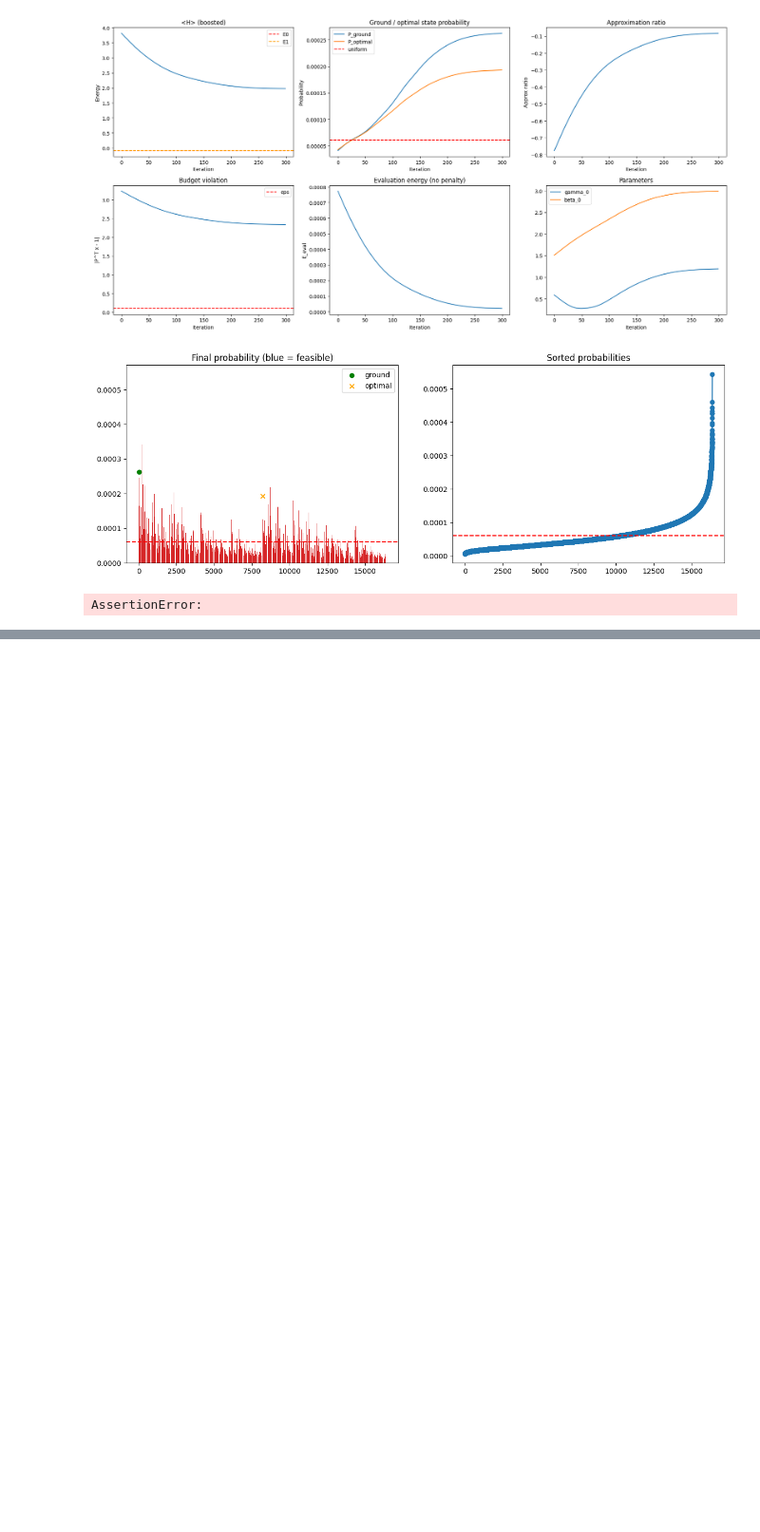
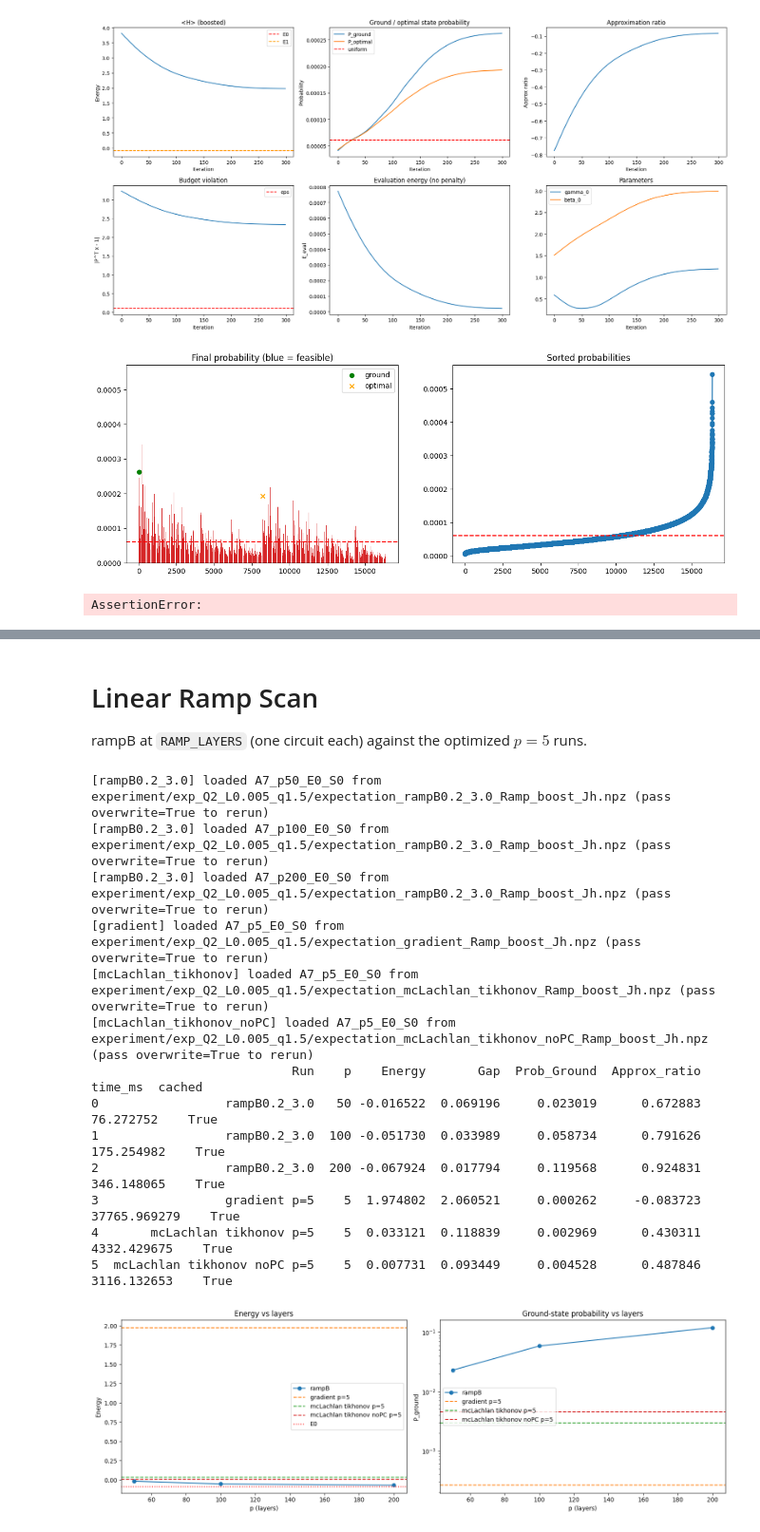
Before and after one commit to AndewNN/Quantum_Computing, a Jupyter notebook: VarQITE/torch.ipynb, the cells around one changed output, grey strips where cells are left out. Shown at 95% size. Saved outputs shown, nothing was run; the diff lists cells and outputs as text; code cells hidden in the pictures; blank space fills up the shorter version.

```diff
--- a/VarQITE/torch.ipynb
+++ b/VarQITE/torch.ipynb
@@ -708,0 +907,45 @@ plt.show()
+# %% [markdown]
+# Linear Ramp Scan
+
+rampB at `RAMP_LAYERS` (one circuit each) against the optimized $p = 5$ runs.
+# %%
+ramp_scan = {p: run(method="ramp", layer=p, overwrite=False) for p in RAMP_LAYERS}
+ref_runs = {"gradient p=5": run(method="gradient", overwrite=False),
+            "mcLachlan tikhonov p=5": run(method="mcLachlan", inverse="tikhonov", phase_correction=True, overwrite=False),
+            "mcLachlan tikhonov noPC p=5": run(method="mcLachlan", inverse="tikhonov", phase_correction=False, overwrite=False)}
+
+rows = [[r["tag"], p, r["history"][-1, 0] * hamiltonian_boost, r["history"][-1, 0] * hamiltonian_boost - E0, r["history"][-1, 3], r["history"][-1, 5], r["iter_times"][0] * 1e3, r["loaded"]]
+        for p, r in ramp_scan.items()]
+rows += [[name, LAYER, r["history"][-1, 0] * hamiltonian_boost, r["history"][-1, 0] * hamiltonian_boost - E0, r["history"][-1, 3], r["history"][-1, 5], r["optim_time"] * 1e3, r["loaded"]]
+         for name, r in ref_runs.items()]
+print(pd.DataFrame(rows, columns=["Run", "p", "Energy", "Gap", "Prob_Ground", "Approx_ratio", "time_ms", "cached"]))
+
+plt.figure(figsize=(15, 5))
+for k, (col, ylabel, title) in enumerate([(0, "Energy", "Energy vs layers"), (3, "P_ground", "Ground-state probability vs layers")]):
+    plt.subplot(1, 2, k + 1)
+    scale = hamiltonian_boost if col == 0 else 1.0
+    plt.plot(RAMP_LAYERS, [ramp_scan[p]["history"][-1, col] * scale for p in RAMP_LAYERS], "o-", label="rampB")
+    for j, (name, r) in enumerate(ref_runs.items()):
+        plt.axhline(y=r["history"][-1, col] * scale, color=f"C{j + 1}", linestyle="--", label=name)
+    if col == 0:
+        plt.axhline(y=E0, color="r", linestyle=":", label="E0")
+    else:
+        plt.yscale("log")
+    plt.xlabel("p (layers)"); plt.ylabel(ylabel); plt.title(title); plt.legend(loc="center left" if col else "best")
+plt.tight_layout()
+plt.show()
+# %% [output]
+[rampB0.2_3.0] loaded A7_p50_E0_S0 from experiment/exp_Q2_L0.005_q1.5/expectation_rampB0.2_3.0_Ramp_boost_Jh.npz (pass overwrite=True to rerun)
+[rampB0.2_3.0] loaded A7_p100_E0_S0 from experiment/exp_Q2_L0.005_q1.5/expectation_rampB0.2_3.0_Ramp_boost_Jh.npz (pass overwrite=True to rerun)
+[rampB0.2_3.0] loaded A7_p200_E0_S0 from experiment/exp_Q2_L0.005_q1.5/expectation_rampB0.2_3.0_Ramp_boost_Jh.npz (pass overwrite=True to rerun)
+[gradient] loaded A7_p5_E0_S0 from experiment/exp_Q2_L0.005_q1.5/expectation_gradient_Ramp_boost_Jh.npz (pass overwrite=True to rerun)
+[mcLachlan_tikhonov] loaded A7_p5_E0_S0 from experiment/exp_Q2_L0.005_q1.5/expectation_mcLachlan_tikhonov_Ramp_boost_Jh.npz (pass overwrite=True to rerun)
+[mcLachlan_tikhonov_noPC] loaded A7_p5_E0_S0 from experiment/exp_Q2_L0.005_q1.5/expectation_mcLachlan_tikhonov_noPC_Ramp_boost_Jh.npz (pass overwrite=True to rerun)
+                           Run    p    Energy       Gap  Prob_Ground  Approx_ratio       time_ms  cached
+0                 rampB0.2_3.0   50 -0.016522  0.069196     0.023019      0.672883     76.272752    True
+1                 rampB0.2_3.0  100 -0.051730  0.033989     0.058734      0.791626    175.254982    True
+2                 rampB0.2_3.0  200 -0.067924  0.017794     0.119568      0.924831    346.148065    True
+3                 gradient p=5    5  1.974802  2.060521     0.000262     -0.083723  37765.969279    True
+4       mcLachlan tikhonov p=5    5  0.033121  0.118839     0.002969      0.430311   4332.429675    True
+5  mcLachlan tikhonov noPC p=5    5  0.007731  0.093449     0.004528      0.487846   3116.132653    True
+[figure, added]
```
Also changed, not shown: parts of 16 cells of this notebook, 1 other file.
